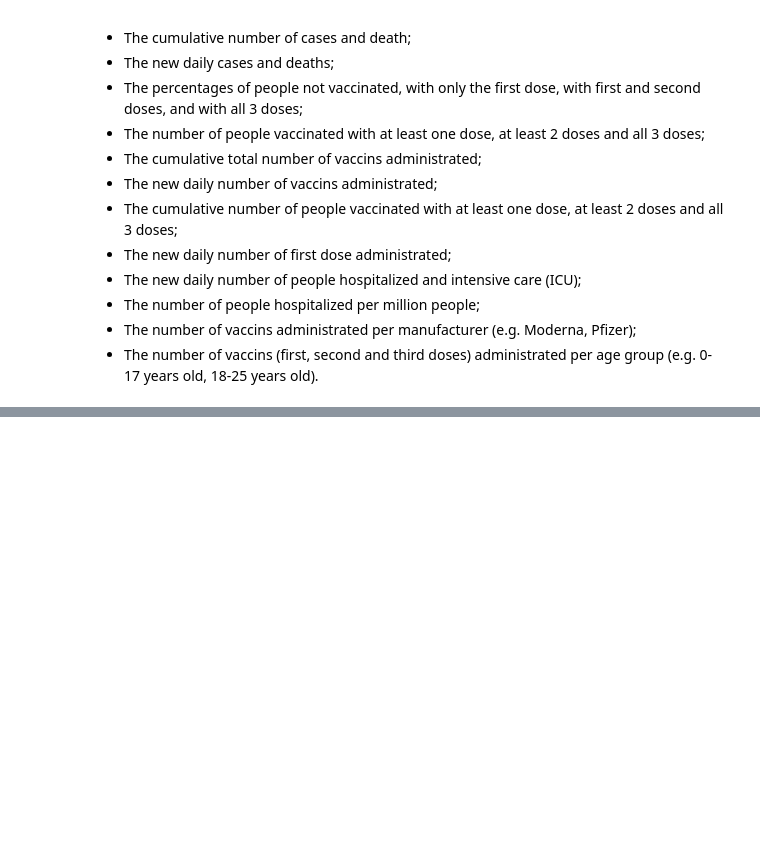
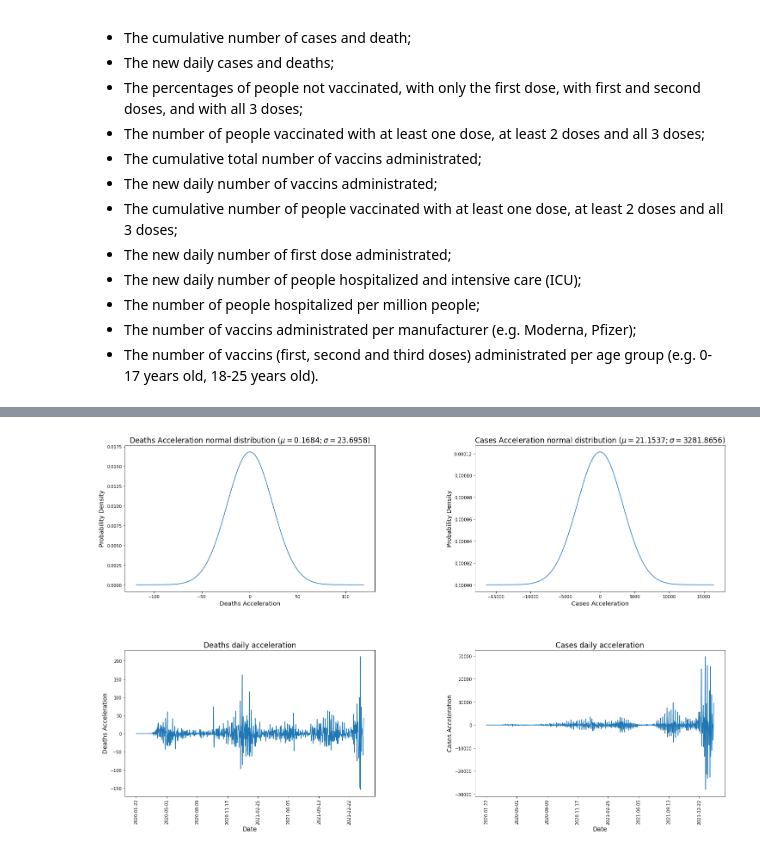
Before and after one commit to glapointe7/Covid19, a Jupyter notebook: Covid-19 Analysis.ipynb, the cells around one changed output, grey strips where cells are left out. Saved outputs shown, nothing was run; the diff lists cells and outputs as text; code cells hidden in the pictures; blank space fills up the shorter version.

Commit message:
Added Virus propagation model and solutions including a simulation. Added aberrant accelerations detection model.

```diff
--- a/Covid-19 Analysis.ipynb
+++ b/Covid-19 Analysis.ipynb
@@ -193,0 +295,13 @@ Dropdown(description='Sort by', index=1, options=('(Select a way to sort)', 'Tot
+# %%
+daily_cases = CasesDeathsPreparator.prepareRegionsDailyCasesAndDeathsDataset(cases_deaths)
+daily_cases = daily_cases.loc[daily_cases['entity'] == "Canada", daily_cases.columns != "entity"]
+
+daily_cases['cases_velocity'] = daily_cases['total_cases'].diff().fillna(0).astype(np.int64)
+daily_cases['deaths_velocity'] = daily_cases['total_deaths'].diff().fillna(0).astype(np.int64)
+
+daily_cases['cases_acceleration'] = daily_cases['cases_velocity'].diff().fillna(0).astype(np.int64)
+daily_cases['deaths_acceleration'] = daily_cases['deaths_velocity'].diff().fillna(0).astype(np.int64)
+daily_cases = daily_cases.dropna()
+
+daily_cases = daily_cases.set_index('date')
+display(daily_cases.tail(14))
@@ -193,0 +346,4 @@ Dropdown(description='Sort by', index=1, options=('(Select a way to sort)', 'Tot
+# %%
+Printer.plotAccelerations(daily_cases)
+# %% [output]
+[figure, added]
```
Also changed, not shown: parts of 27 cells of this notebook, 4 other files.
